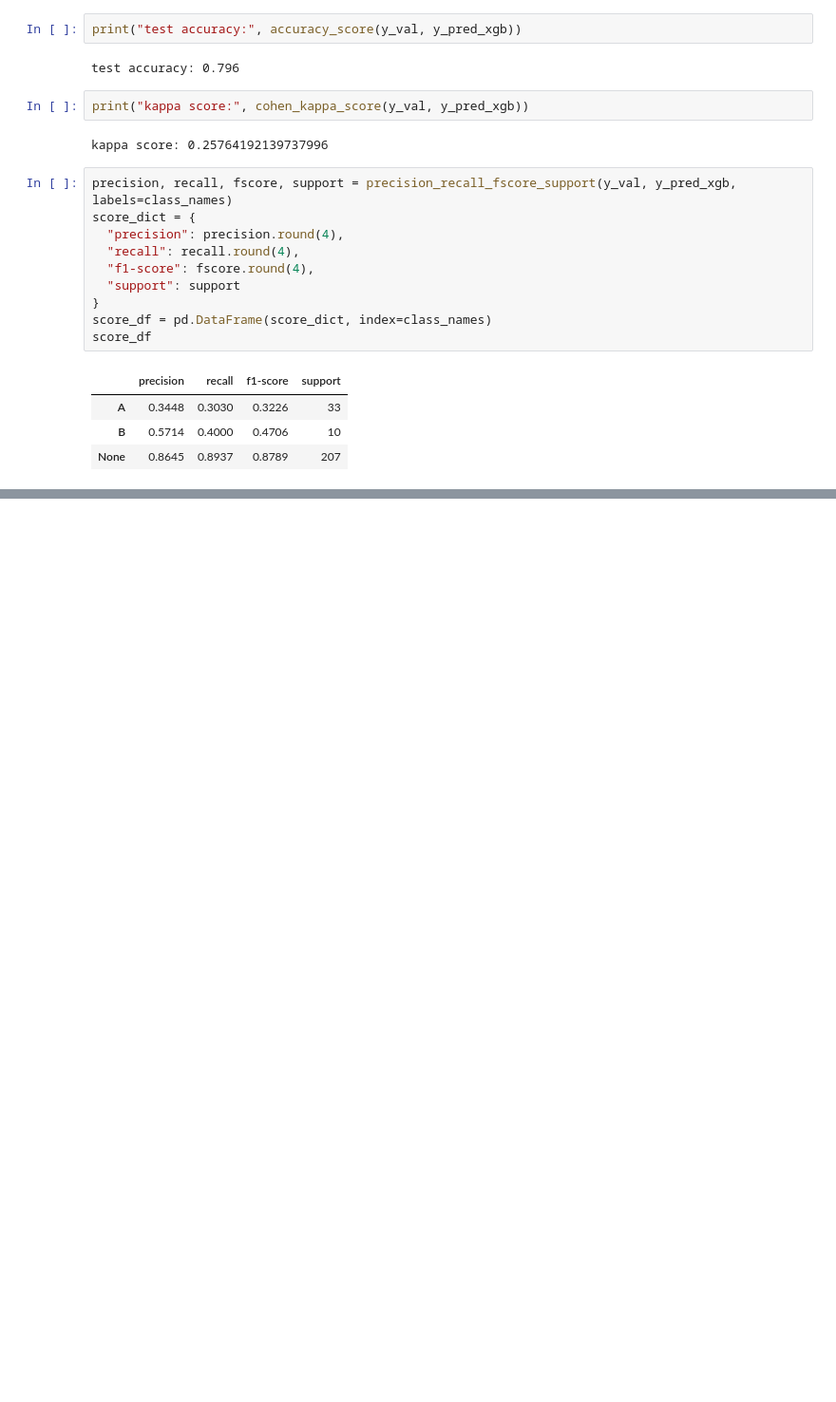
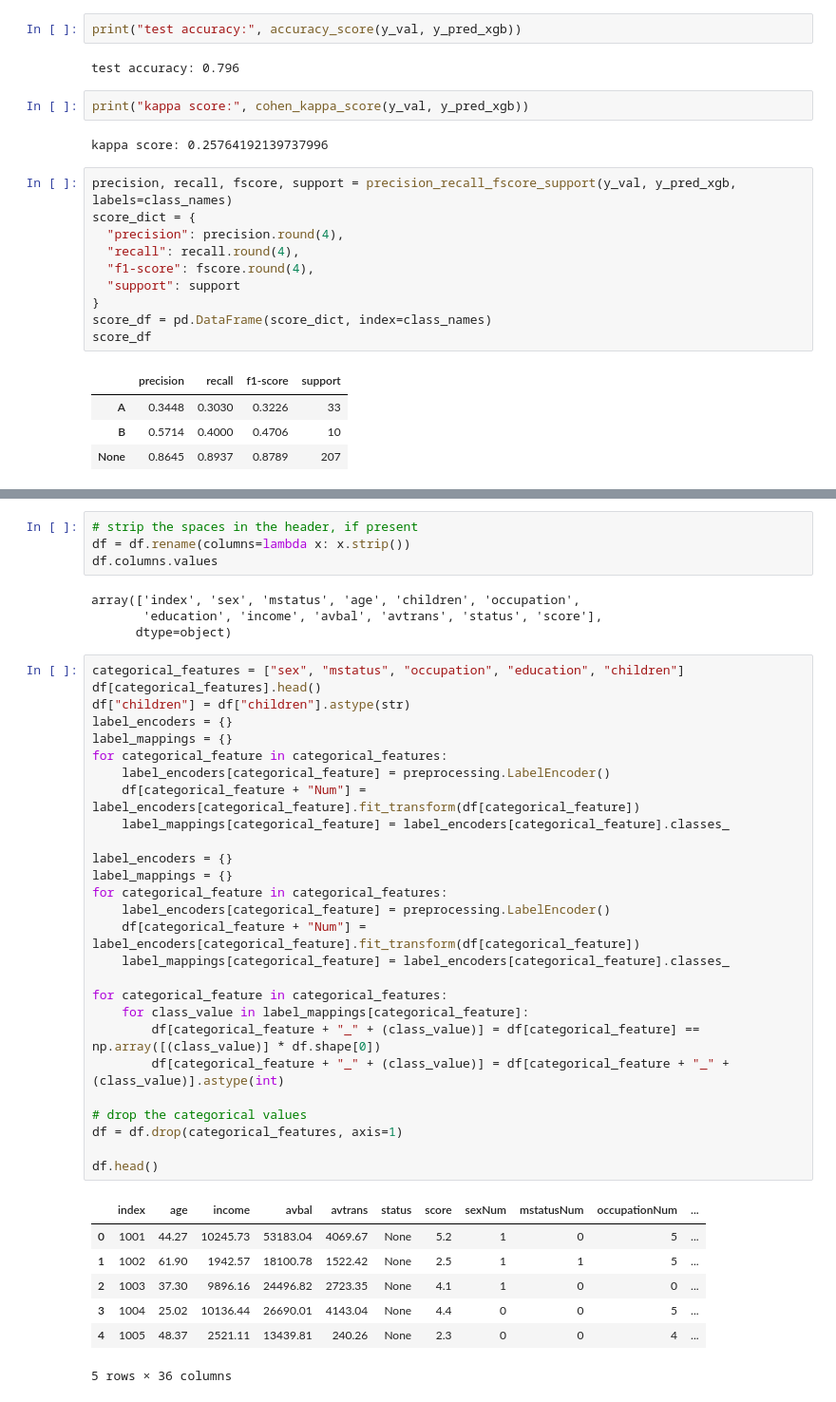
Before and after one commit to ace-racer/KE5108_Hybrid_Intelligent_Systems, a Jupyter notebook: KE5108-CA1-Part2/step2-balance_modelling-boosters.ipynb, the cells around one changed output, grey strips where cells are left out. Shown at 95% size. Saved outputs shown, nothing was run; the diff lists cells and outputs as text; blank space fills up the shorter version.

```diff
--- a/KE5108-CA1-Part2/step2-balance_modelling-boosters.ipynb
+++ b/KE5108-CA1-Part2/step2-balance_modelling-boosters.ipynb
@@ -259,0 +281,43 @@ score_df
+# %%
+# strip the spaces in the header, if present
+df = df.rename(columns=lambda x: x.strip())
+df.columns.values
+# %% [output]
+array(['index', 'sex', 'mstatus', 'age', 'children', 'occupation',
+       'education', 'income', 'avbal', 'avtrans', 'status', 'score'],
+      dtype=object)
+# %%
+categorical_features = ["sex", "mstatus", "occupation", "education", "children"]
+df[categorical_features].head()
+df["children"] = df["children"].astype(str)
+label_encoders = {}
+label_mappings = {}
+for categorical_feature in categorical_features:
+    label_encoders[categorical_feature] = preprocessing.LabelEncoder()
+    df[categorical_feature + "Num"] = label_encoders[categorical_feature].fit_transform(df[categorical_feature])
+    label_mappings[categorical_feature] = label_encoders[categorical_feature].classes_
+
+label_encoders = {}
+label_mappings = {}
+for categorical_feature in categorical_features:
+    label_encoders[categorical_feature] = preprocessing.LabelEncoder()
+    df[categorical_feature + "Num"] = label_encoders[categorical_feature].fit_transform(df[categorical_feature])
+    label_mappings[categorical_feature] = label_encoders[categorical_feature].classes_
+
+for categorical_feature in categorical_features:
+    for class_value in label_mappings[categorical_feature]:
+        df[categorical_feature + "_" + (class_value)] = df[categorical_feature] == np.array([(class_value)] * df.shape[0])
+        df[categorical_feature + "_" + (class_value)] = df[categorical_feature + "_" + (class_value)].astype(int)
+
+# drop the categorical values
+df = df.drop(categorical_features, axis=1)
+
+df.head()
+# %% [output]
+|  | index | age | income | avbal | avtrans | status | score | sexNum | mstatusNum | occupationNum | ... |
+| 0 | 1001 | 44.27 | 10245.73 | 53183.04 | 4069.67 | None | 5.2 | 1 | 0 | 5 | ... |
+| 1 | 1002 | 61.90 | 1942.57 | 18100.78 | 1522.42 | None | 2.5 | 1 | 1 | 5 | ... |
+| 2 | 1003 | 37.30 | 9896.16 | 24496.82 | 2723.35 | None | 4.1 | 1 | 0 | 0 | ... |
+| 3 | 1004 | 25.02 | 10136.44 | 26690.01 | 4143.04 | None | 4.4 | 0 | 0 | 5 | ... |
+| 4 | 1005 | 48.37 | 2521.11 | 13439.81 | 240.26 | None | 2.3 | 0 | 0 | 4 | ... |
+5 rows × 36 columns
```
Also changed, not shown: parts of 19 cells of this notebook, 1 other file.
